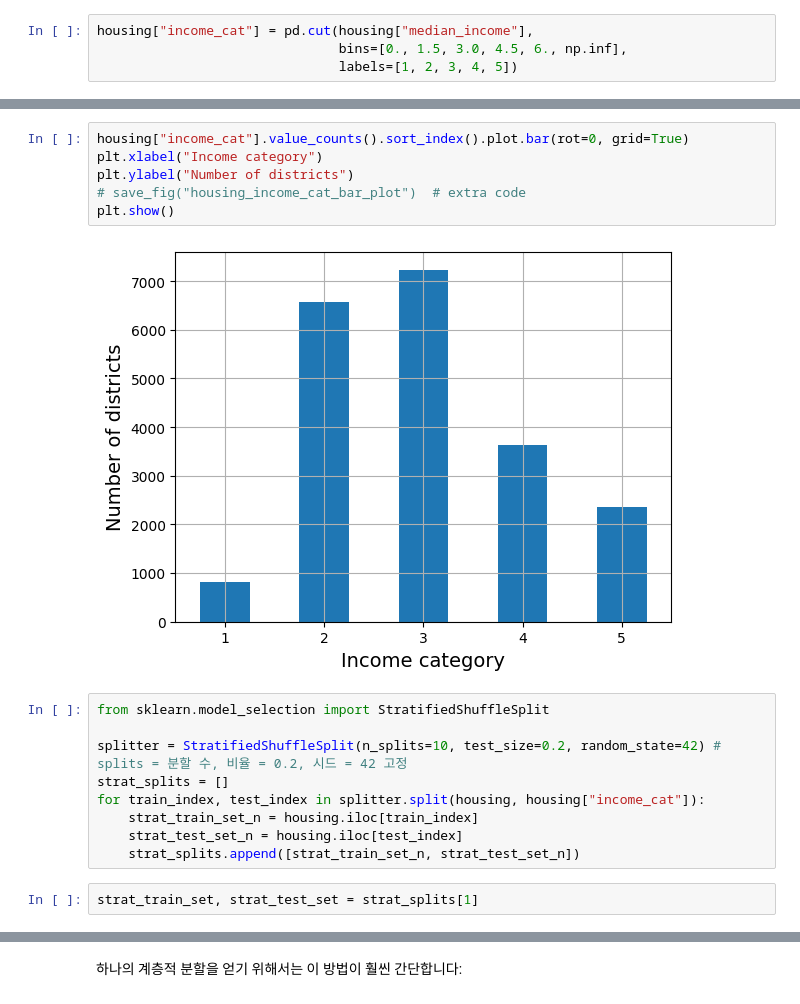
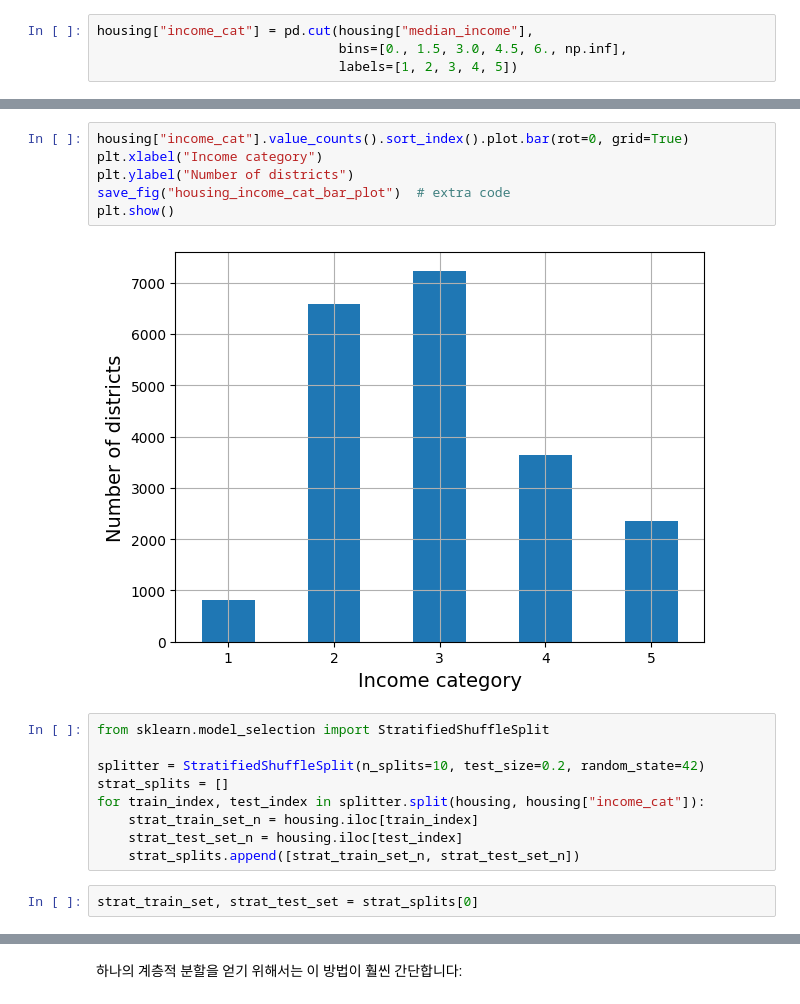
Before and after one commit to JaeHong-Jang/Machine-Learning, a Jupyter notebook: 02_end_to_end_machine_learning_project.ipynb, the cells around one changed output, grey strips where cells are left out. Drawn from its saved outputs; the diff is of its cells as text.

```diff
--- a/02_end_to_end_machine_learning_project.ipynb
+++ b/02_end_to_end_machine_learning_project.ipynb
@@ -254,19 +237,19 @@ housing
 # %%
 housing["income_cat"].value_counts().sort_index().plot.bar(rot=0, grid=True)
 plt.xlabel("Income category")
 plt.ylabel("Number of districts")
-# save_fig("housing_income_cat_bar_plot")  # extra code
+save_fig("housing_income_cat_bar_plot")  # extra code
 plt.show()
 # %% [output]
-[figure, old version]
+[figure, new version]
 # %%
 from sklearn.model_selection import StratifiedShuffleSplit
 
-splitter = StratifiedShuffleSplit(n_splits=10, test_size=0.2, random_state=42) # splits = 분할 수, 비율 = 0.2, 시드 = 42 고정
+splitter = StratifiedShuffleSplit(n_splits=10, test_size=0.2, random_state=42)
 strat_splits = []
 for train_index, test_index in splitter.split(housing, housing["income_cat"]):
     strat_train_set_n = housing.iloc[train_index]
     strat_test_set_n = housing.iloc[test_index]
     strat_splits.append([strat_train_set_n, strat_test_set_n])
 # %%
-strat_train_set, strat_test_set = strat_splits[1]
+strat_train_set, strat_test_set = strat_splits[0]
```
Also changed, not shown: parts of 39 cells of this notebook.
